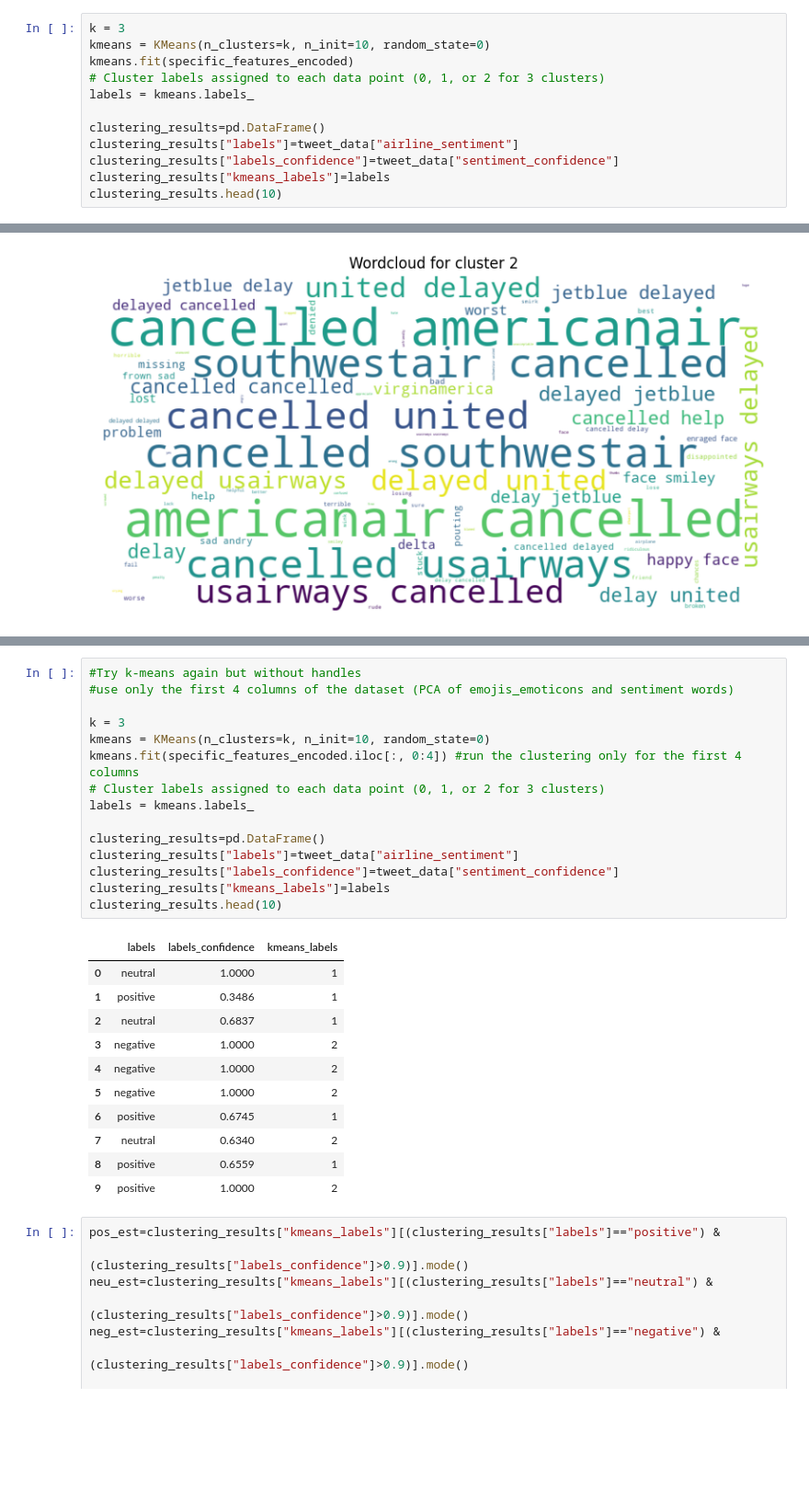
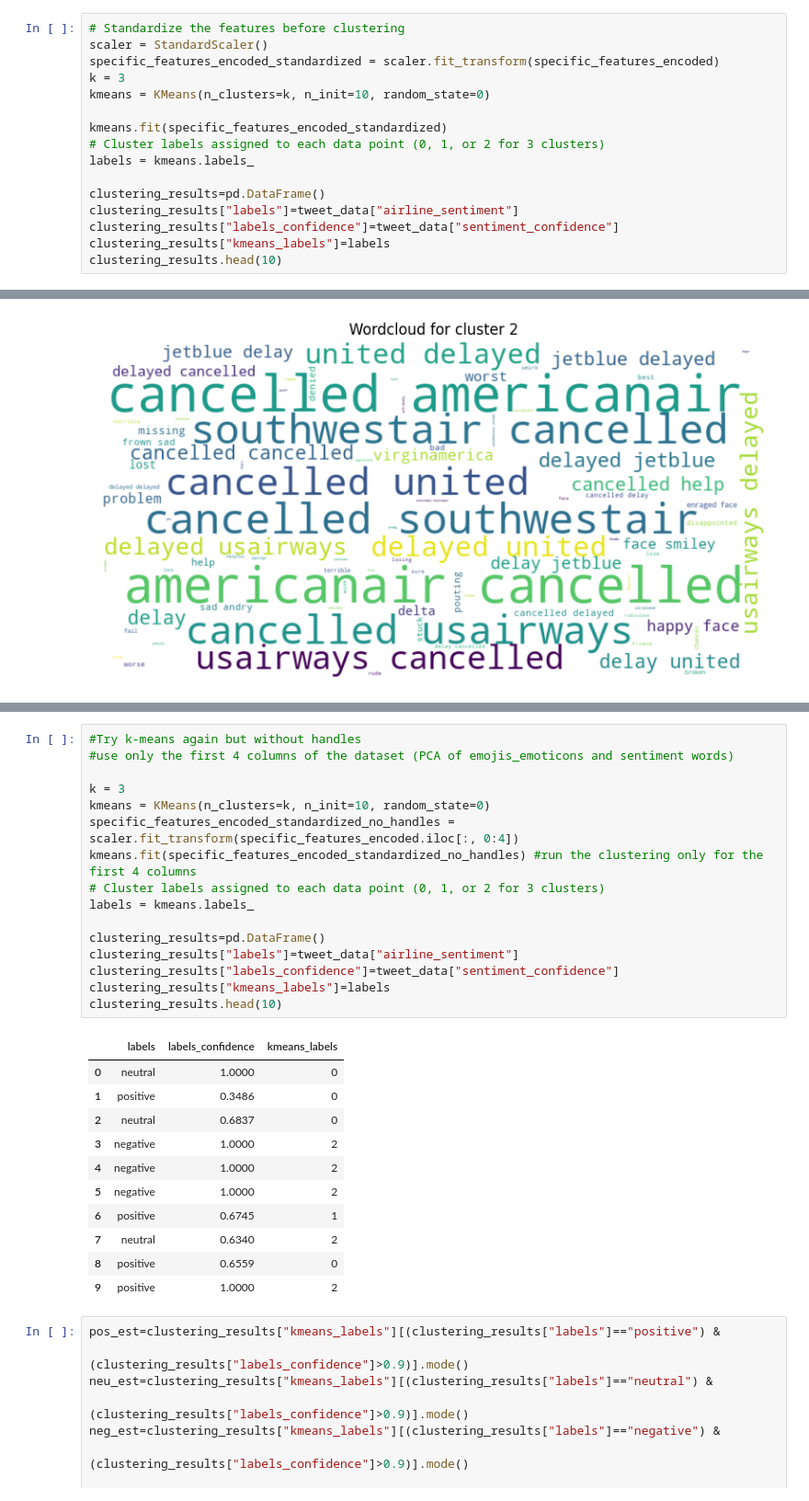
Before and after one commit to NomadZhang/MSI5001, a Jupyter notebook: main.ipynb, the cells around one changed output, grey strips where cells are left out. Shown at 92% size. Cells and saved outputs as stored; diff of their text form; blank space fills up the shorter version.

```diff
--- a/main.ipynb
+++ b/main.ipynb
@@ -857,9 +911,13 @@ WCSSE (Inertia) for K=12: 21793.955078125
 # %% [markdown]
 ### 4.3 Specific features and K-means
 # %%
+# Standardize the features before clustering
+scaler = StandardScaler()
+specific_features_encoded_standardized = scaler.fit_transform(specific_features_encoded)
 k = 3
 kmeans = KMeans(n_clusters=k, n_init=10, random_state=0)
-kmeans.fit(specific_features_encoded)
+
+kmeans.fit(specific_features_encoded_standardized)
 # Cluster labels assigned to each data point (0, 1, or 2 for 3 clusters)
 labels = kmeans.labels_
 
@@ -919,29 +1018,30 @@ plot_wordcloud(specific_features['combined_features'] , clustering_results["kmea
 # %%
 #Try k-means again but without handles
 #use only the first 4 columns of the dataset (PCA of emojis_emoticons and sentiment words)
 
 k = 3
 kmeans = KMeans(n_clusters=k, n_init=10, random_state=0)
-kmeans.fit(specific_features_encoded.iloc[:, 0:4]) #run the clustering only for the first 4 columns
+specific_features_encoded_standardized_no_handles = scaler.fit_transform(specific_features_encoded.iloc[:, 0:4])
+kmeans.fit(specific_features_encoded_standardized_no_handles) #run the clustering only for the first 4 columns
 # Cluster labels assigned to each data point (0, 1, or 2 for 3 clusters)
 labels = kmeans.labels_
 
 clustering_results=pd.DataFrame()
 clustering_results["labels"]=tweet_data["airline_sentiment"]
 clustering_results["labels_confidence"]=tweet_data["sentiment_confidence"]
 clustering_results["kmeans_labels"]=labels
 clustering_results.head(10)
 # %% [output]
 |  | labels | labels_confidence | kmeans_labels |
-| 0 | neutral | 1.0000 | 1 |
-| 1 | positive | 0.3486 | 1 |
-| 2 | neutral | 0.6837 | 1 |
+| 0 | neutral | 1.0000 | 0 |
+| 1 | positive | 0.3486 | 0 |
+| 2 | neutral | 0.6837 | 0 |
 | 3 | negative | 1.0000 | 2 |
 | 4 | negative | 1.0000 | 2 |
 | 5 | negative | 1.0000 | 2 |
 | 6 | positive | 0.6745 | 1 |
 | 7 | neutral | 0.6340 | 2 |
-| 8 | positive | 0.6559 | 1 |
+| 8 | positive | 0.6559 | 0 |
 | 9 | positive | 1.0000 | 2 |
 # %%
 pos_est=clustering_results["kmeans_labels"][(clustering_results["labels"]=="positive") &
```
Also changed, not shown: parts of 13 cells of this notebook.
